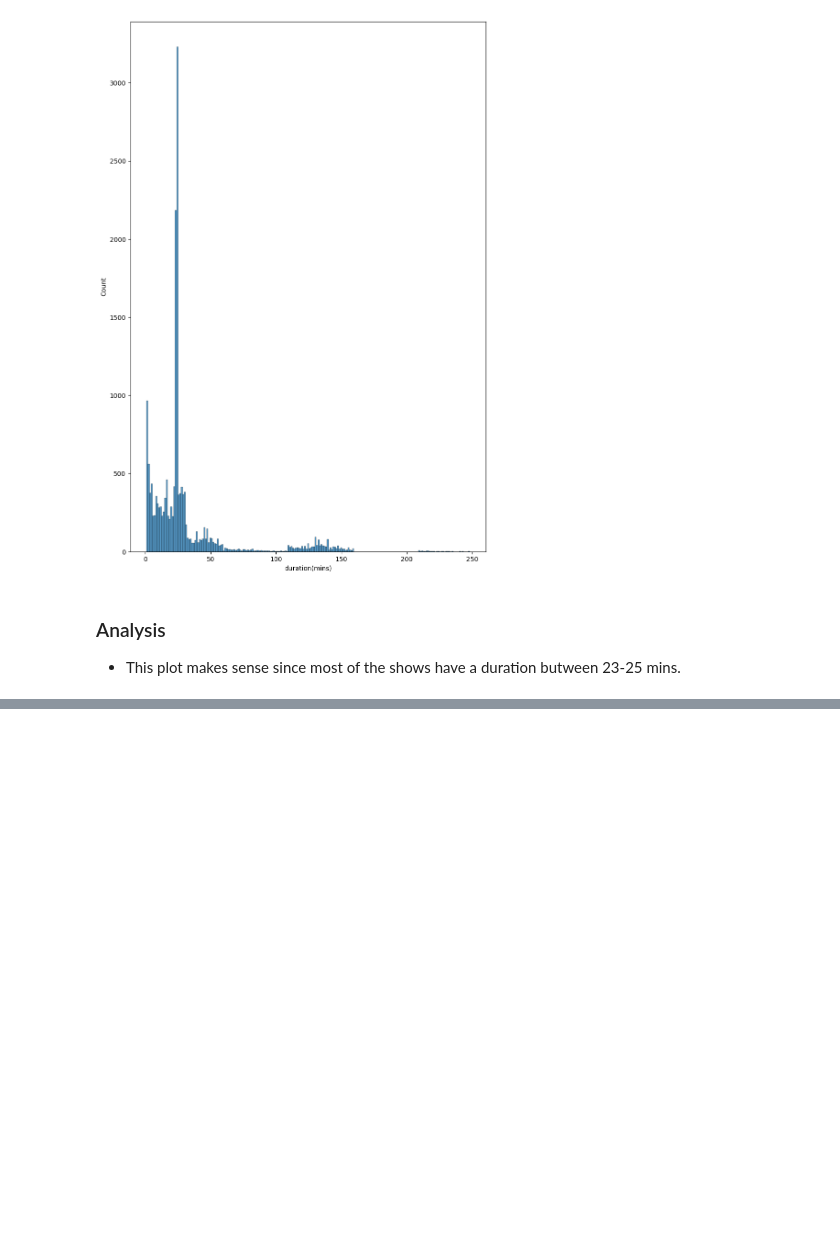
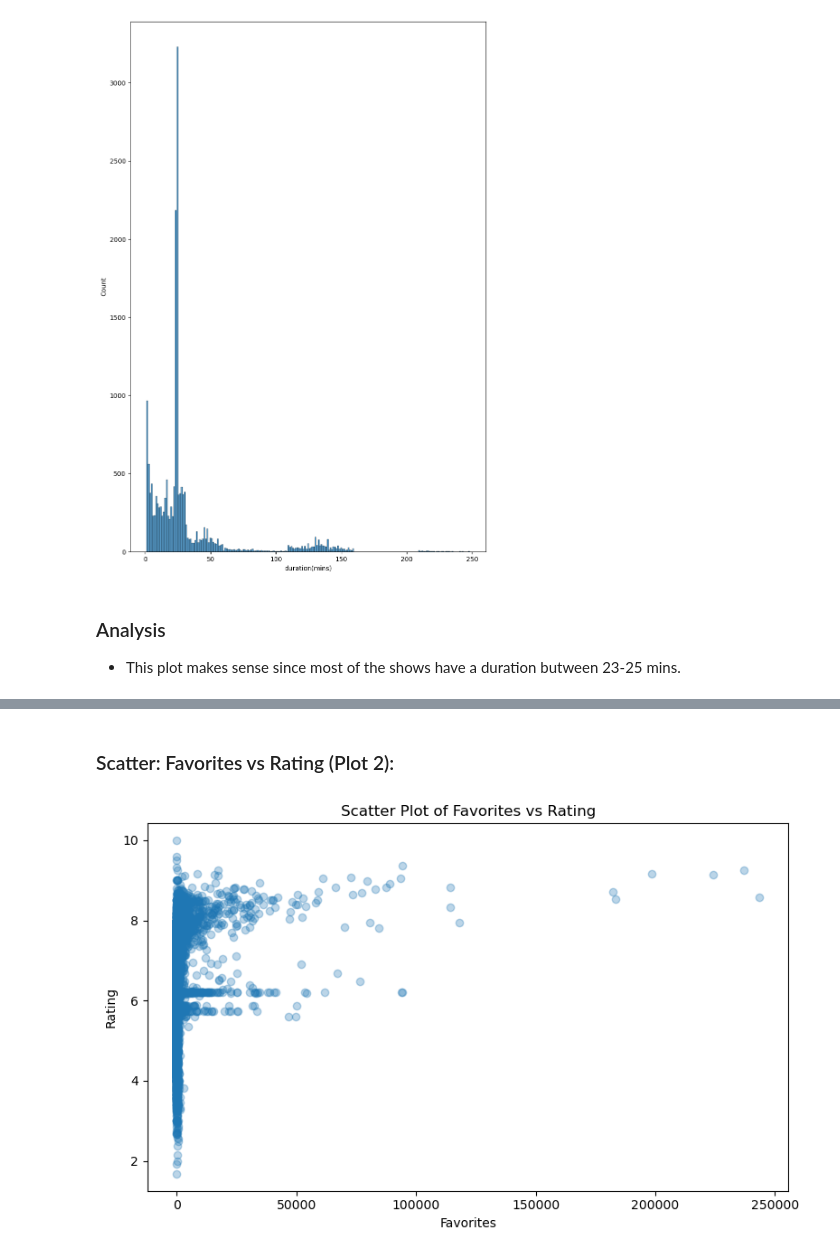
Before and after one commit to do121841/COP_Final_Project, a Jupyter notebook: notebooks/Data_Visaulization_Dodji.ipynb, the cells around one changed output, grey strips where cells are left out. Drawn from its saved outputs; the diff is of its cells as text; code cells hidden in the pictures; blank space fills up the shorter version.

```diff
--- a/notebooks/Data_Visaulization_Dodji.ipynb
+++ b/notebooks/Data_Visaulization_Dodji.ipynb
@@ -34,0 +68,12 @@ plt.show()
+# %% [markdown]
+### Scatter: Favorites vs Rating (Plot 2):
+# %%
+plt.figure(figsize=(8, 5))
+plt.scatter(anime_df["favorites"], anime_df["rating"], alpha=0.3)
+plt.xlabel("Favorites")
+plt.ylabel("Rating")
+plt.title("Scatter Plot of Favorites vs Rating")
+plt.tight_layout()
+plt.show()
+# %% [output]
+[figure, added]
```
Also changed, not shown: parts of 13 cells of this notebook.
